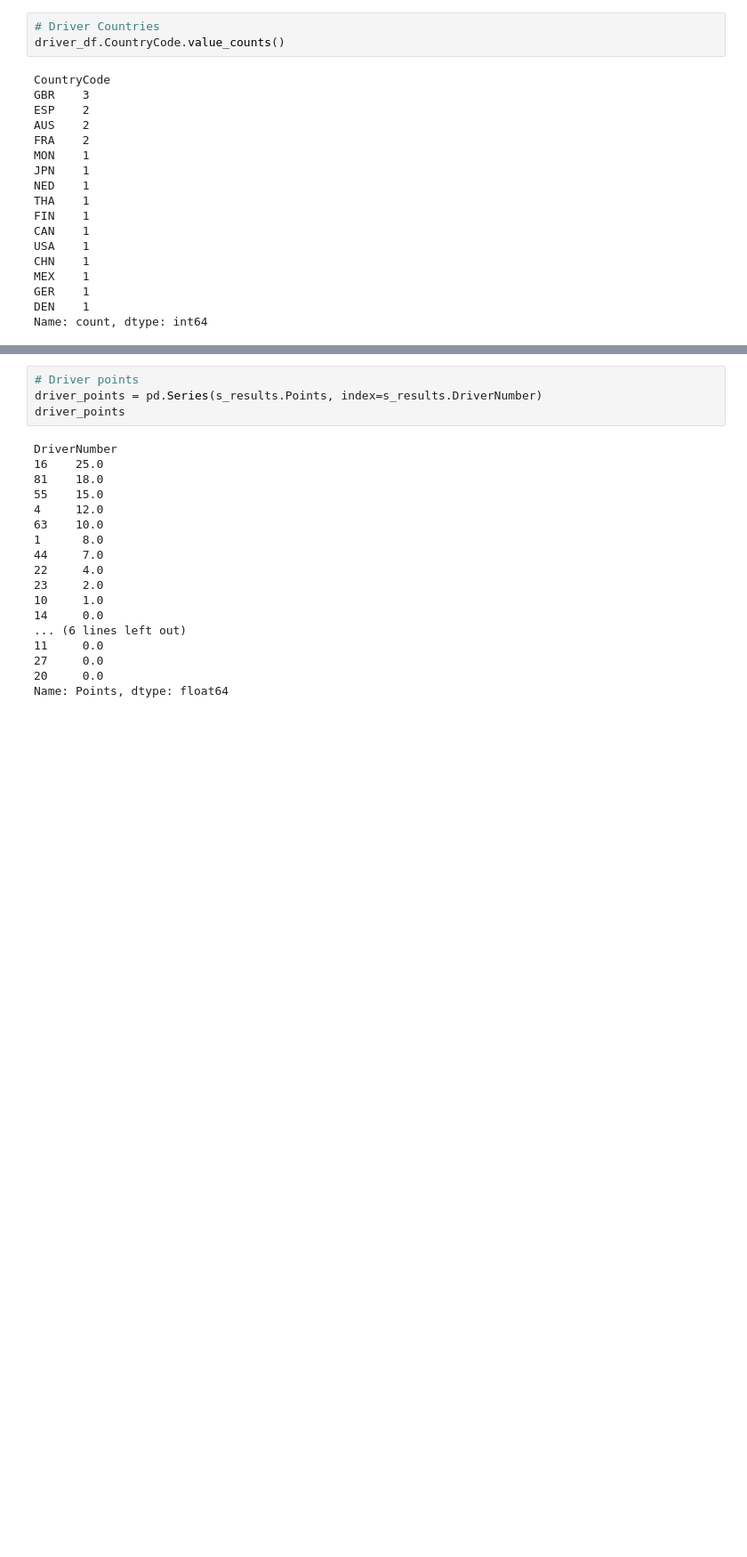
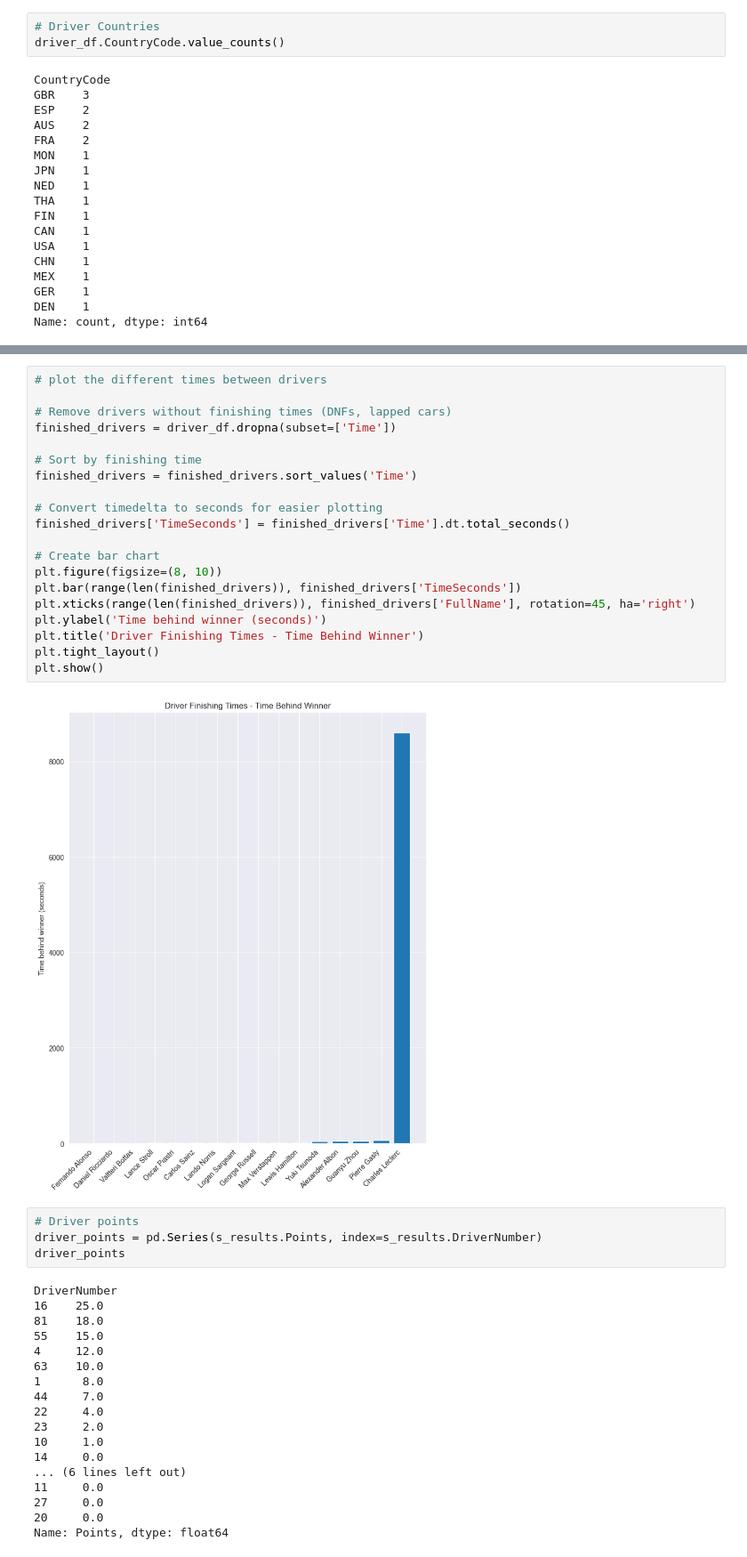
Before and after one commit to moanv2/FastF1_analysis, a Jupyter notebook: notebooks/01_data_exploration.ipynb, the cells around one changed output, grey strips where cells are left out. Shown: that part at 89% size. Saved outputs shown, nothing was run; the diff lists cells and outputs as text; blank space fills up the shorter version.

```diff
--- a/notebooks/01_data_exploration.ipynb
+++ b/notebooks/01_data_exploration.ipynb
@@ -272,3 +344,25 @@ Name: count, dtype: int64
+# %%
+# plot the different times between drivers
+
+# Remove drivers without finishing times (DNFs, lapped cars)
+finished_drivers = driver_df.dropna(subset=['Time'])
+
+# Sort by finishing time
+finished_drivers = finished_drivers.sort_values('Time')
+
+# Convert timedelta to seconds for easier plotting
+finished_drivers['TimeSeconds'] = finished_drivers['Time'].dt.total_seconds()
+
+# Create bar chart
+plt.figure(figsize=(8, 10))
+plt.bar(range(len(finished_drivers)), finished_drivers['TimeSeconds'])
+plt.xticks(range(len(finished_drivers)), finished_drivers['FullName'], rotation=45, ha='right')
+plt.ylabel('Time behind winner (seconds)')
+plt.title('Driver Finishing Times - Time Behind Winner')
+plt.tight_layout()
+plt.show()
+# %% [output]
+[figure, added]
 # %%
 # Driver points
 driver_points = pd.Series(s_results.Points, index=s_results.DriverNumber)
```
Also changed, not shown: parts of 7 cells of this notebook.
